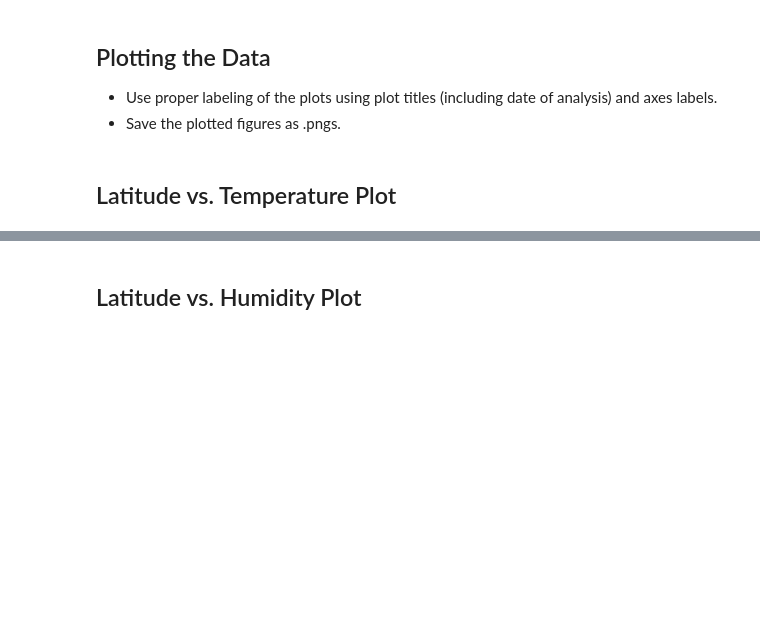
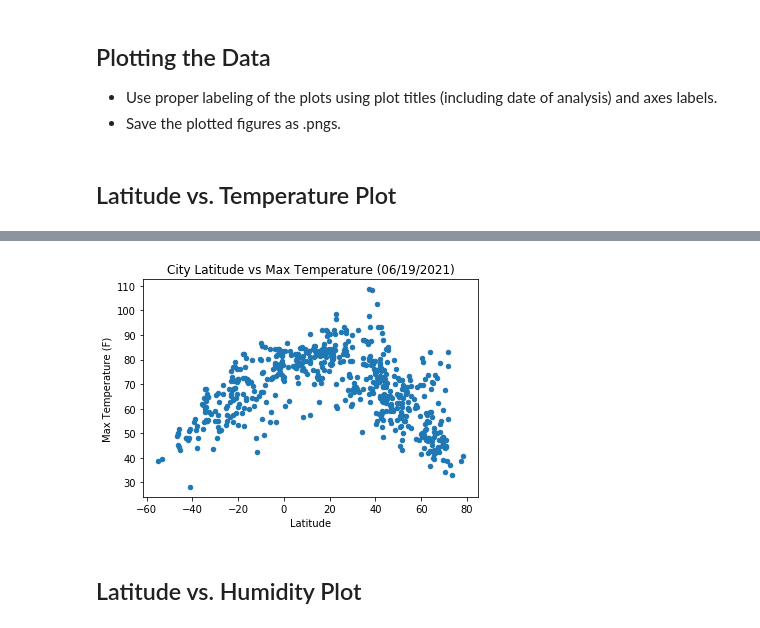
Before and after one commit to trent654321/python-api-challenge, a Jupyter notebook: WeatherPy.ipynb, the cells around one changed output, grey strips where cells are left out. Drawn from its saved outputs; the diff is of its cells as text; code cells hidden in the pictures; blank space fills up the shorter version.

```diff
--- a/WeatherPy.ipynb
+++ b/WeatherPy.ipynb
@@ -97,0 +129,5 @@ Data Retrieval Complete
+# %%
+weather_df = pd.DataFrame(weather_list,columns=['City','Lat','Lng','Max_Temp','Humidity','Cloudiness','Wind_Speed','Country','Date'])
+
+weather_df.to_csv(r'./Output/city_weather.csv',index=False)
+weather_df
@@ -112,0 +164,6 @@ Skip this step if there are no cities that have humidity > 100%.
+# %%
+#for the current data set, there are none, but I included this code anyway
+if weather_df['Humidity'].max() > 100:
+    weather_df = weather_df.drop(weather_df[weather_df.Humidity > 100].index)
+clean_city_data = weather_df
+clean_city_data.describe()
@@ -136,2 +193,11 @@ Int64Index([], dtype='int64')
+# %%
+clean_city_data.plot.scatter(x='Lat',y='Max_Temp')
+plt.title('City Latitude vs Max Temperature (06/19/2021)')
+plt.ylabel('Max Temperature (F)')
+plt.xlabel('Latitude')
+plt.savefig('./Output/Latitude_vs_Temp.png')
+plt.show()
+# %% [output]
+[figure, added]
 # %% [markdown]
 ## Latitude vs. Humidity Plot
```
Also changed, not shown: parts of 35 cells of this notebook, 13 other files.
